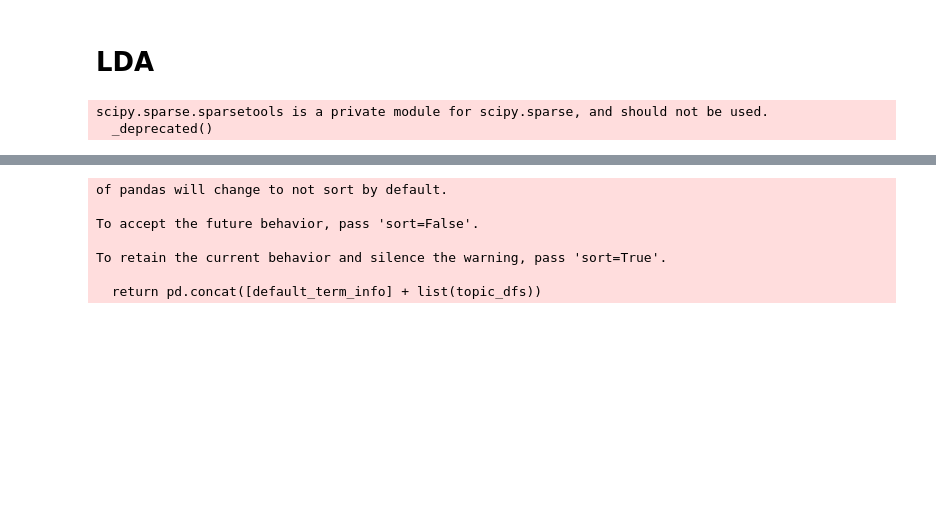
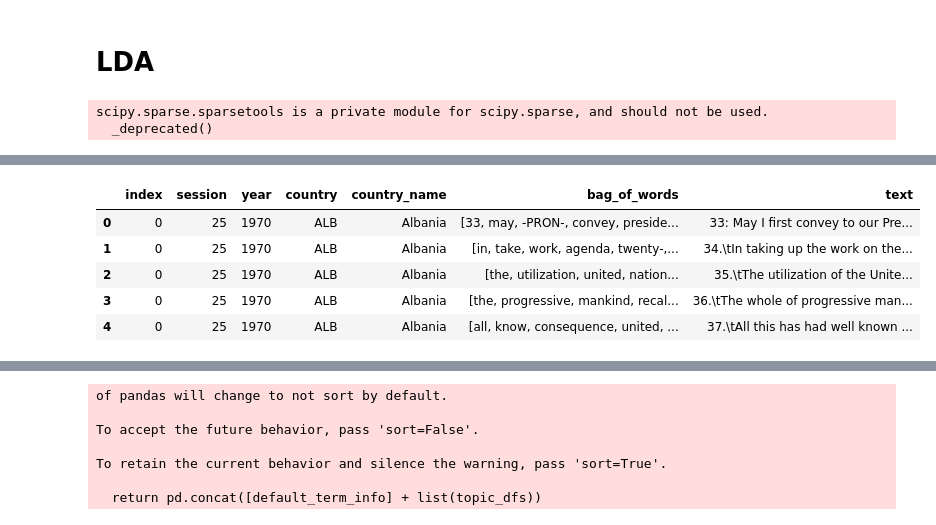
Before and after one commit to llefebure/un-general-debates, a Jupyter notebook: notebooks/LDA.ipynb, the cells around one changed output, grey strips where cells are left out. Saved outputs shown, nothing was run; the diff lists cells and outputs as text; code cells hidden in the pictures; blank space fills up the shorter version.

Commit message:
add corpus class

```diff
--- a/notebooks/LDA.ipynb
+++ b/notebooks/LDA.ipynb
@@ -27 +17,11 @@ debates_paragraphs.head()
+# %%
+corpus = Corpus()
+corpus.debates.head()
+# %% [output]
+|  | index | session | year | country | country_name | bag_of_words | text |
+| 0 | 0 | 25 | 1970 | ALB | Albania | [33, may, -PRON-, convey, preside... | 33: May I first convey to our Pre... |
+| 1 | 0 | 25 | 1970 | ALB | Albania | [in, take, work, agenda, twenty-,... | 34.\tIn taking up the work on the... |
+| 2 | 0 | 25 | 1970 | ALB | Albania | [the, utilization, united, nation... | 35.\tThe utilization of the Unite... |
+| 3 | 0 | 25 | 1970 | ALB | Albania | [the, progressive, mankind, recal... | 36.\tThe whole of progressive man... |
+| 4 | 0 | 25 | 1970 | ALB | Albania | [all, know, consequence, united, ... | 37.\tAll this has had well known ... |
 # %%
```
Also changed, not shown: parts of 6 cells of this notebook, 9 other files.
